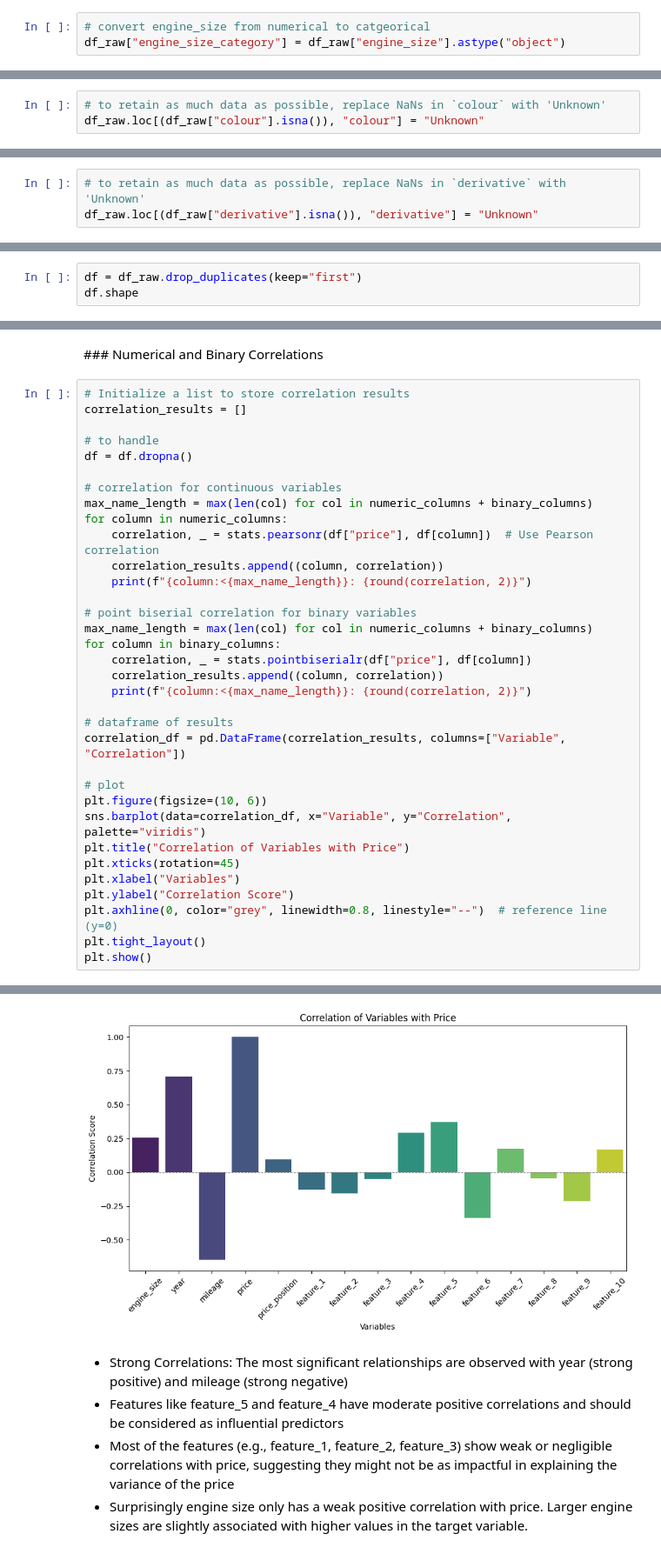
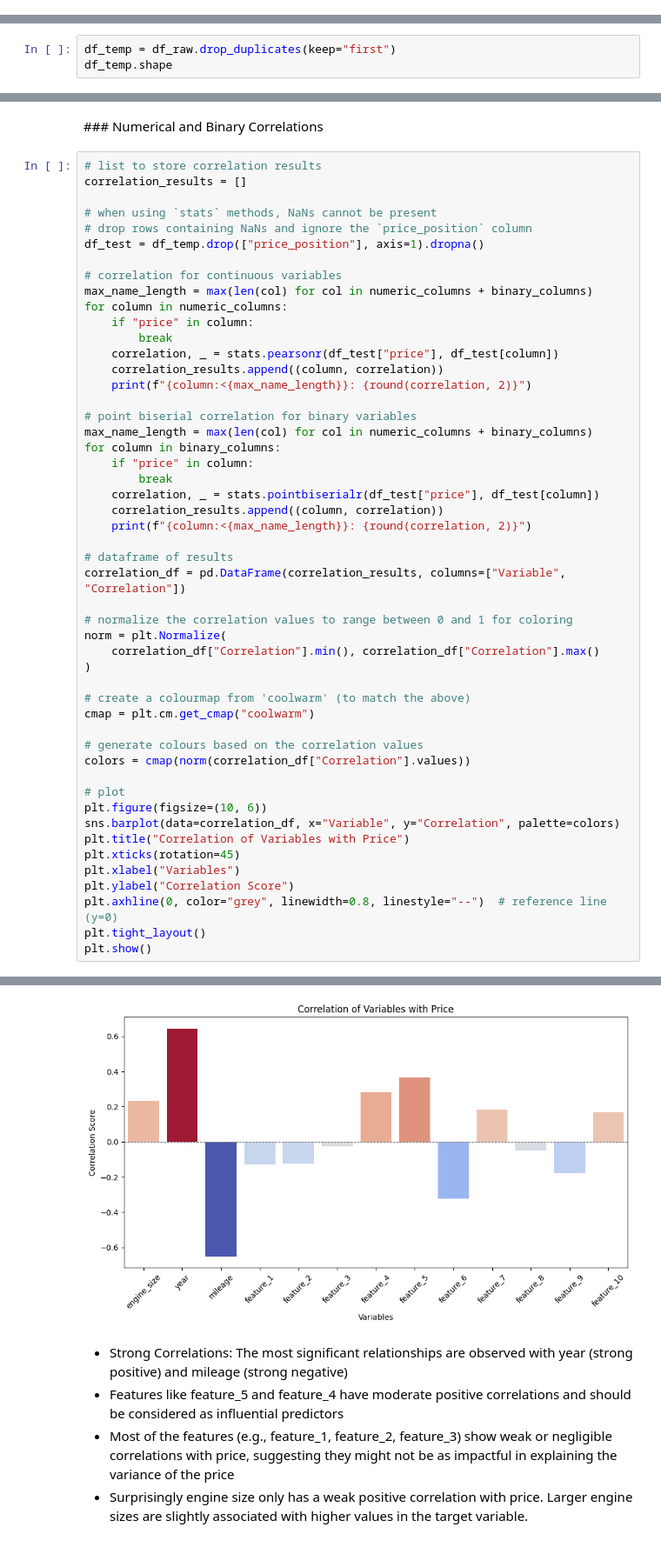
Before and after one commit to wesraynbirdtilbury/wrt_at, a Jupyter notebook: vehicle_price_prediction/vehicle_price_prediction/src/eda/eda.ipynb, the cells around one changed output, grey strips where cells are left out. Shown at 87% size. Drawn from its saved outputs; the diff is of its cells as text.

```diff
--- a/vehicle_price_prediction/vehicle_price_prediction/src/eda/eda.ipynb
+++ b/vehicle_price_prediction/vehicle_price_prediction/src/eda/eda.ipynb
@@ -220,3 +219,0 @@ dtype: int64
-# %%
-# convert engine_size from numerical to catgeorical
-df_raw["engine_size_category"] = df_raw["engine_size"].astype("object")
@@ -306,3 +219,0 @@ for idx in missing_value_indexes:
-# %%
-# to retain as much data as possible, replace NaNs in `colour` with 'Unknown'
-df_raw.loc[(df_raw["colour"].isna()), "colour"] = "Unknown"
@@ -311,3 +219,0 @@ df_raw.loc[(df_raw["colour"].isna()), "colour"] = "Unknown"
-# %%
-# to retain as much data as possible, replace NaNs in `derivative` with 'Unknown'
-df_raw.loc[(df_raw["derivative"].isna()), "derivative"] = "Unknown"
@@ -450,6 +241,6 @@ Number of duplicate rows: 6
 # %%
-df = df_raw.drop_duplicates(keep="first")
-df.shape
+df_temp = df_raw.drop_duplicates(keep="first")
+df_temp.shape
 # %% [output]
 (9750, 24)
 # %% [markdown]
@@ -517,32 +337,48 @@ plt.show()
 # %% [markdown]
 ### Numerical and Binary Correlations
 # %%
-# Initialize a list to store correlation results
+# list to store correlation results
 correlation_results = []
 
-# to handle
-df = df.dropna()
+# when using `stats` methods, NaNs cannot be present
+# drop rows containing NaNs and ignore the `price_position` column
+df_test = df_temp.drop(["price_position"], axis=1).dropna()
 
 # correlation for continuous variables
 max_name_length = max(len(col) for col in numeric_columns + binary_columns)
 for column in numeric_columns:
-    correlation, _ = stats.pearsonr(df["price"], df[column])  # Use Pearson correlation
+    if "price" in column:
+        break
+    correlation, _ = stats.pearsonr(df_test["price"], df_test[column])
     correlation_results.append((column, correlation))
     print(f"{column:<{max_name_length}}: {round(correlation, 2)}")
 
 # point biserial correlation for binary variables
 max_name_length = max(len(col) for col in numeric_columns + binary_columns)
 for column in binary_columns:
-    correlation, _ = stats.pointbiserialr(df["price"], df[column])
+    if "price" in column:
+        break
+    correlation, _ = stats.pointbiserialr(df_test["price"], df_test[column])
     correlation_results.append((column, correlation))
     print(f"{column:<{max_name_length}}: {round(correlation, 2)}")
 
 # dataframe of results
 correlation_df = pd.DataFrame(correlation_results, columns=["Variable", "Correlation"])
 
+# normalize the correlation values to range between 0 and 1 for coloring
+norm = plt.Normalize(
+    correlation_df["Correlation"].min(), correlation_df["Correlation"].max()
+)
+
+# create a colourmap from 'coolwarm' (to match the above)
+cmap = plt.cm.get_cmap("coolwarm")
+
+# generate colours based on the correlation values
+colors = cmap(norm(correlation_df["Correlation"].values))
+
 # plot
 plt.figure(figsize=(10, 6))
-sns.barplot(data=correlation_df, x="Variable", y="Correlation", palette="viridis")
+sns.barplot(data=correlation_df, x="Variable", y="Correlation", palette=colors)
 plt.title("Correlation of Variables with Price")
 plt.xticks(rotation=45)
 plt.xlabel("Variables")
@@ -572,4 +406,4 @@ Passing `palette` without assigning `hue` is deprecated and will be removed in v
-[figure, old version]
+[figure, new version]
 # %% [markdown]
 - Strong Correlations: The most significant relationships are observed with year (strong positive) and mileage (strong negative)
 - Features like feature_5 and feature_4 have moderate positive correlations and should be considered as influential predictors
```
Also changed, not shown: parts of 77 cells of this notebook.
